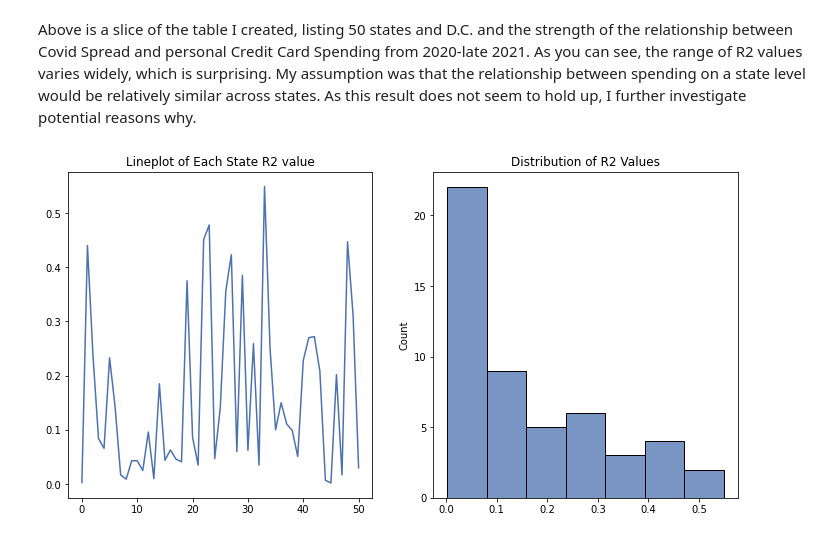
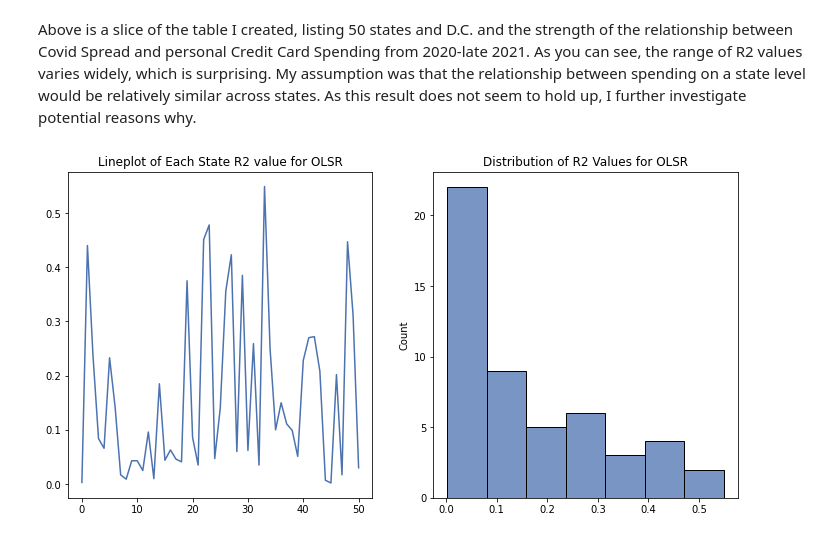
Before and after one commit to cjohnsoncruz/covid_spread_and_business_revenue, a Jupyter notebook: Quantifying_how_Covid_Case_Rates_affect_Business_Revenue.ipynb, the cells around one changed output. Saved outputs shown, nothing was run; the diff lists cells and outputs as text; code cells hidden in the pictures.

```diff
--- a/Quantifying_how_Covid_Case_Rates_affect_Business_Revenue.ipynb
+++ b/Quantifying_how_Covid_Case_Rates_affect_Business_Revenue.ipynb
@@ -237,12 +240,12 @@ Above is a slice of the table I created, listing 50 states and D.C. and the stre
 # %%
 fig, axs =plt.subplots(1,2, figsize = (12,6))
 # display distribution
-sns.lineplot(x = df_model_performance_by_state.loc[:,'R2'].index,y =df_model_performance_by_state.loc[:,'R2'].values, ax = axs[0]);#, x = 'R2', binwidth = 5);
-axs[0].set_title('Lineplot of Each State R2 value');
-sns.histplot(x = df_model_performance_by_state.loc[:,'R2'].values, ax = axs[1]);
-axs[1].set_title('Distribution of R2 Values');
+sns.lineplot(x = df_model_performance_by_state.loc[:,'OLSR R2'].index,y =df_model_performance_by_state.loc[:,'OLSR R2'].values, ax = axs[0]);#, x = 'R2', binwidth = 5);
+axs[0].set_title('Lineplot of Each State R2 value for OLSR');
+sns.histplot(x = df_model_performance_by_state.loc[:,'OLSR R2'].values, ax = axs[1]);
+axs[1].set_title('Distribution of R2 Values for OLSR');
 # %% [output]
-[figure, old version]
+[figure, new version]
 # %%
 #geographical interpretation
 # %%
```
Also changed, not shown: parts of 19 cells of this notebook.
